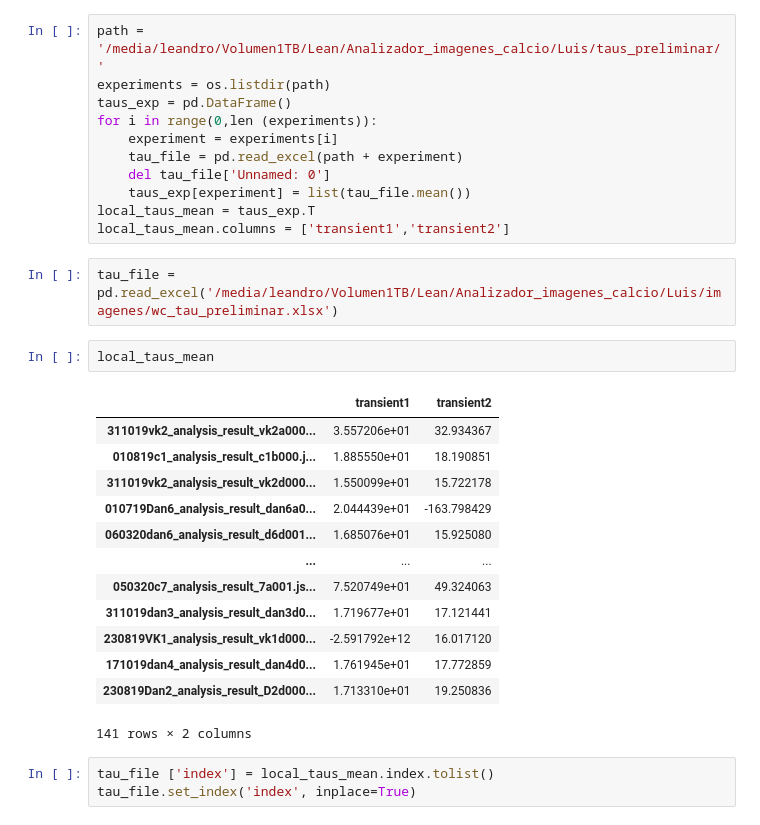
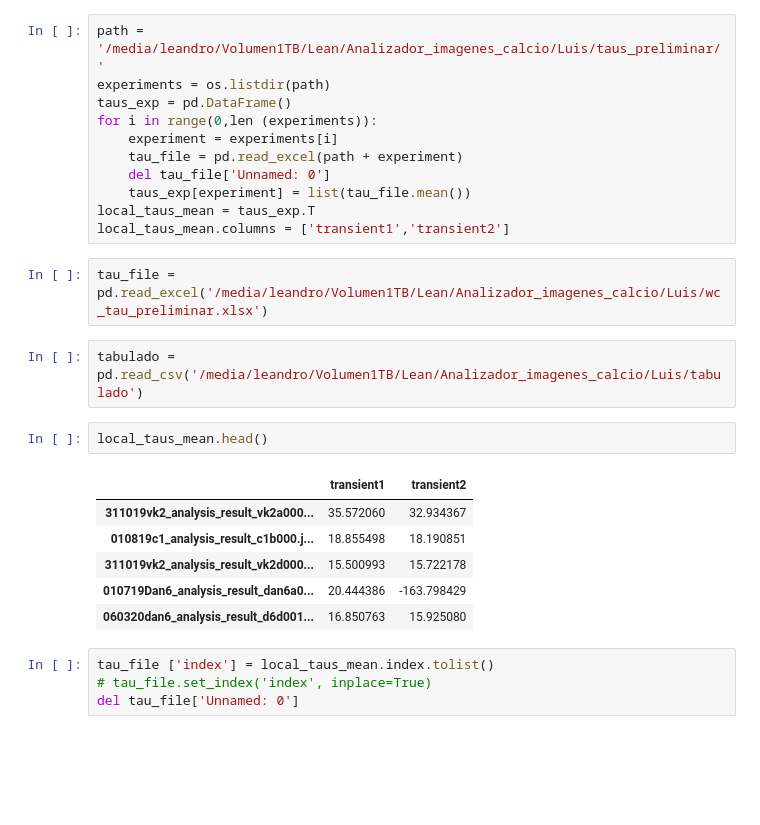
Before and after one commit to CardiAP/DesktopApp, a Jupyter notebook: filtrado.ipynb, the cells around one changed output. Drawn from its saved outputs; the diff is of its cells as text; blank space fills up the shorter version.

```diff
--- a/filtrado.ipynb
+++ b/filtrado.ipynb
@@ -272,24 +272,20 @@ for i in range(0,len (experiments)):
 local_taus_mean = taus_exp.T
 local_taus_mean.columns = ['transient1','transient2']
 # %%
-tau_file = pd.read_excel('/media/leandro/Volumen1TB/Lean/Analizador_imagenes_calcio/Luis/imagenes/wc_tau_preliminar.xlsx')
+tau_file = pd.read_excel('/media/leandro/Volumen1TB/Lean/Analizador_imagenes_calcio/Luis/wc_tau_preliminar.xlsx')
+# %%
+tabulado = pd.read_csv('/media/leandro/Volumen1TB/Lean/Analizador_imagenes_calcio/Luis/tabulado')
 # %%
-local_taus_mean
+local_taus_mean.head()
 # %% [output]
 |  | transient1 | transient2 |
-| 311019vk2_analysis_result_vk2a000... | 3.557206e+01 | 32.934367 |
-| 010819c1_analysis_result_c1b000.j... | 1.885550e+01 | 18.190851 |
-| 311019vk2_analysis_result_vk2d000... | 1.550099e+01 | 15.722178 |
-| 010719Dan6_analysis_result_dan6a0... | 2.044439e+01 | -163.798429 |
-| 060320dan6_analysis_result_d6d001... | 1.685076e+01 | 15.925080 |
-| ... | ... | ... |
-| 050320c7_analysis_result_7a001.js... | 7.520749e+01 | 49.324063 |
-| 311019dan3_analysis_result_dan3d0... | 1.719677e+01 | 17.121441 |
-| 230819VK1_analysis_result_vk1d000... | -2.591792e+12 | 16.017120 |
-| 171019dan4_analysis_result_dan4d0... | 1.761945e+01 | 17.772859 |
-| 230819Dan2_analysis_result_D2d000... | 1.713310e+01 | 19.250836 |
+| 311019vk2_analysis_result_vk2a000... | 35.572060 | 32.934367 |
+| 010819c1_analysis_result_c1b000.j... | 18.855498 | 18.190851 |
+| 311019vk2_analysis_result_vk2d000... | 15.500993 | 15.722178 |
+| 010719Dan6_analysis_result_dan6a0... | 20.444386 | -163.798429 |
+| 060320dan6_analysis_result_d6d001... | 16.850763 | 15.925080 |
-141 rows × 2 columns
 # %%
 tau_file ['index'] = local_taus_mean.index.tolist()
-tau_file.set_index('index', inplace=True)
+# tau_file.set_index('index', inplace=True)
+del tau_file['Unnamed: 0']
 # %%
```
Also changed, not shown: parts of 13 cells of this notebook.
